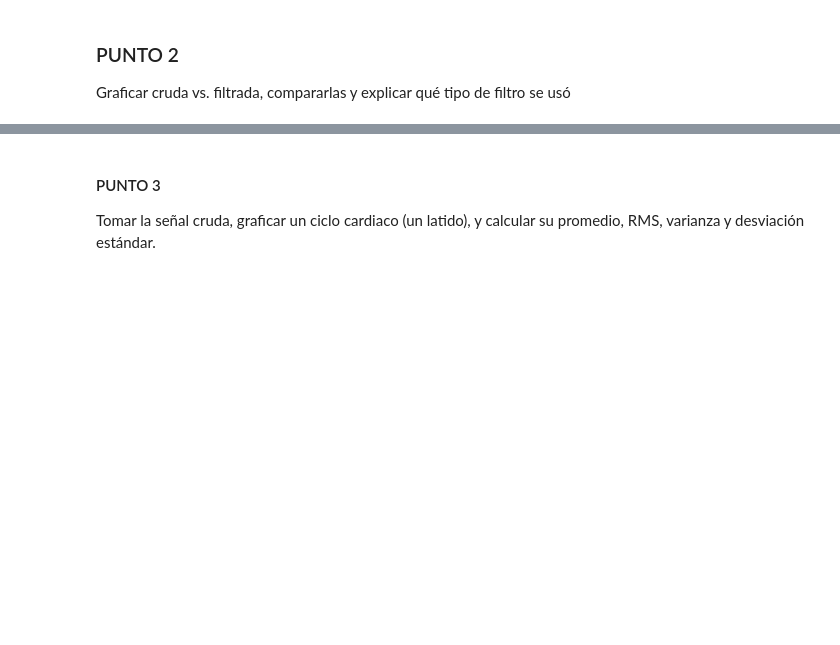
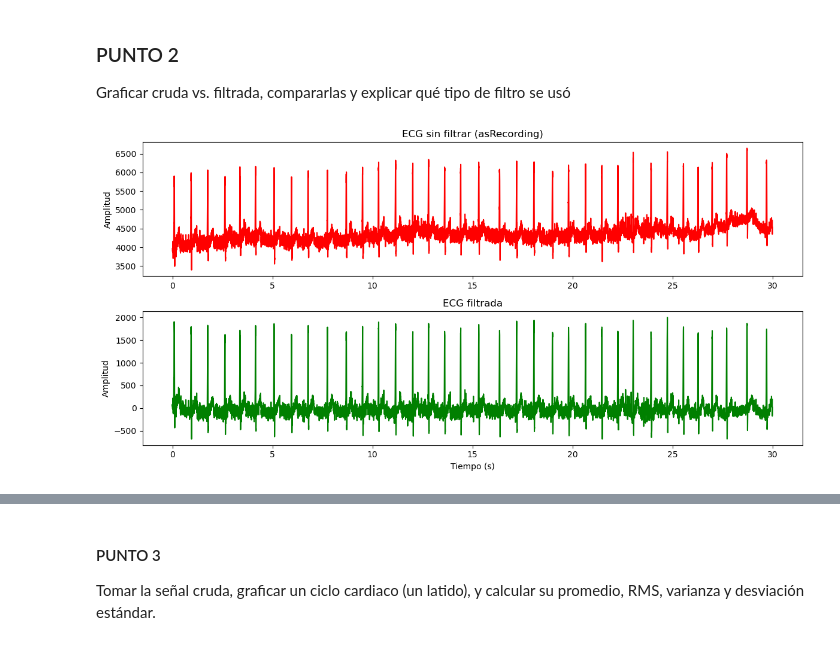
Before and after one commit to Lauren0407/Biosenales-LaurenCordero-AlmaOlea, a Jupyter notebook: Practica_2/Taller2.ipynb, the cells around one changed output, grey strips where cells are left out. Cells and saved outputs as stored; diff of their text form; code cells hidden in the pictures; blank space fills up the shorter version.

```diff
--- a/Practica_2/Taller2.ipynb
+++ b/Practica_2/Taller2.ipynb
@@ -23,3 +24,25 @@ def RMS(N, x):
 # %% [markdown]
 ### PUNTO 1
 Se determina el tiempo de duración de las señales y se crea un vector tiempo
+# %%
+# se cargan los archivos .mat
+data = sio.loadmat('signals.mat') # el archivo tiene que estar en la misma carpeta
+print(f"Contenido del archivo: {data}") # se imprime el contenido del archivo para identificar las variables almacenadas y su estructura
+
+fs = int(data['Fs']) # extraer frecuencia de muestreo
+print(f"\nFrecuencia de muestreo: {fs} Hz")
+
+# se extraen las señales
+# se usa .flatten() para convertir la matriz (1,N) en un solo vector de dim 1 y poder manejar más facil las muestras
+señal_cruda = data['ECG_asRecording'].flatten()
+señal_filt = data['ECG_filtered'].flatten()
+
+N= len(señal_cruda) # Número de muestras
+print(f"Número de muestras: {N}")
+
+Ts= 1/fs #periodo de muestreo
+duracion = N*Ts # duración de la señal en seg
+print(f"Duración de la señal: {duracion} segundos")
+
+#se crea el vector tiempo
+t = np.arange(0, duracion, Ts)
@@ -27,3 +62,16 @@ Se determina el tiempo de duración de las señales y se crea un vector tiempo
 ### PUNTO 2
 
 Graficar cruda vs. filtrada, compararlas y explicar qué tipo de filtro se usó
+# %%
+# Se grafica la señal
+fig, axs = plt.subplots(2,1, figsize=(12,6))
+axs[0].plot(t, señal_cruda, color='red')
+axs[0].set_title('ECG sin filtrar (asRecording)')
+axs[0].set_ylabel('Amplitud')
+axs[1].plot(t, señal_filt, color='green')
+axs[1].set_title('ECG filtrada')
+axs[1].set_xlabel('Tiempo (s)')
+axs[1].set_ylabel('Amplitud')
+plt.tight_layout()
+# %% [output]
+[figure, added]
```
Also changed, not shown: parts of 3 cells of this notebook, 1 other file.
